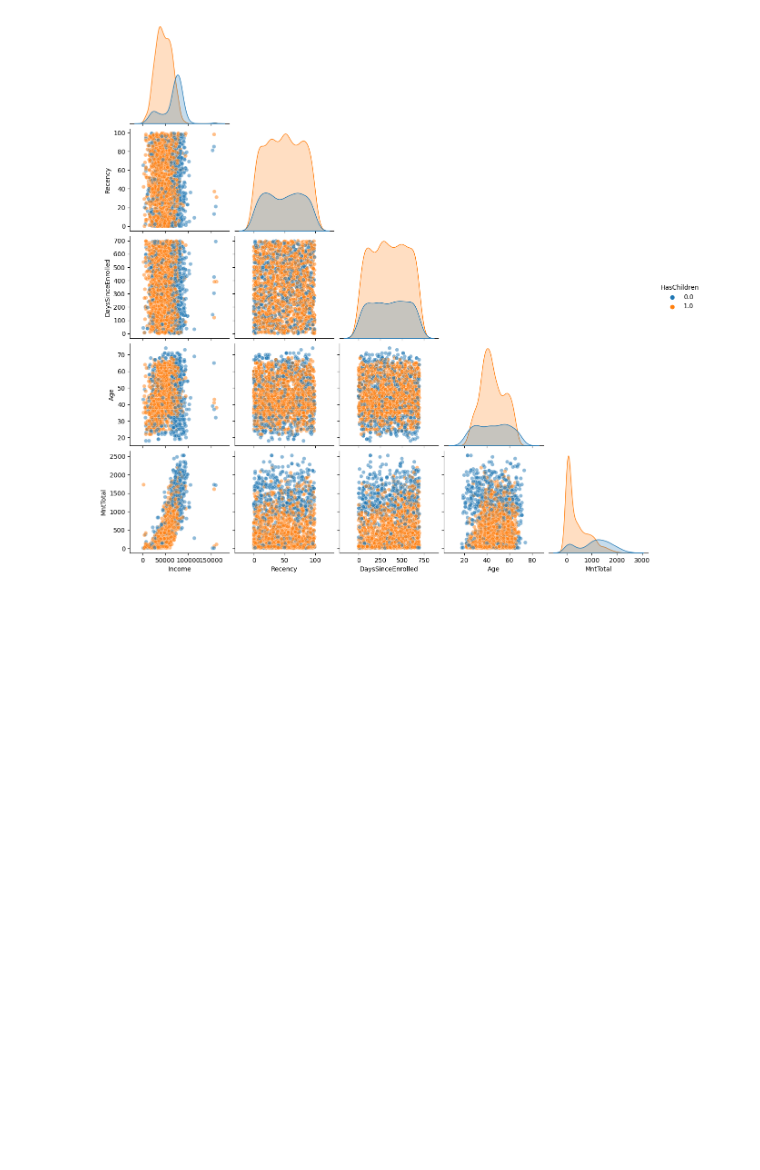
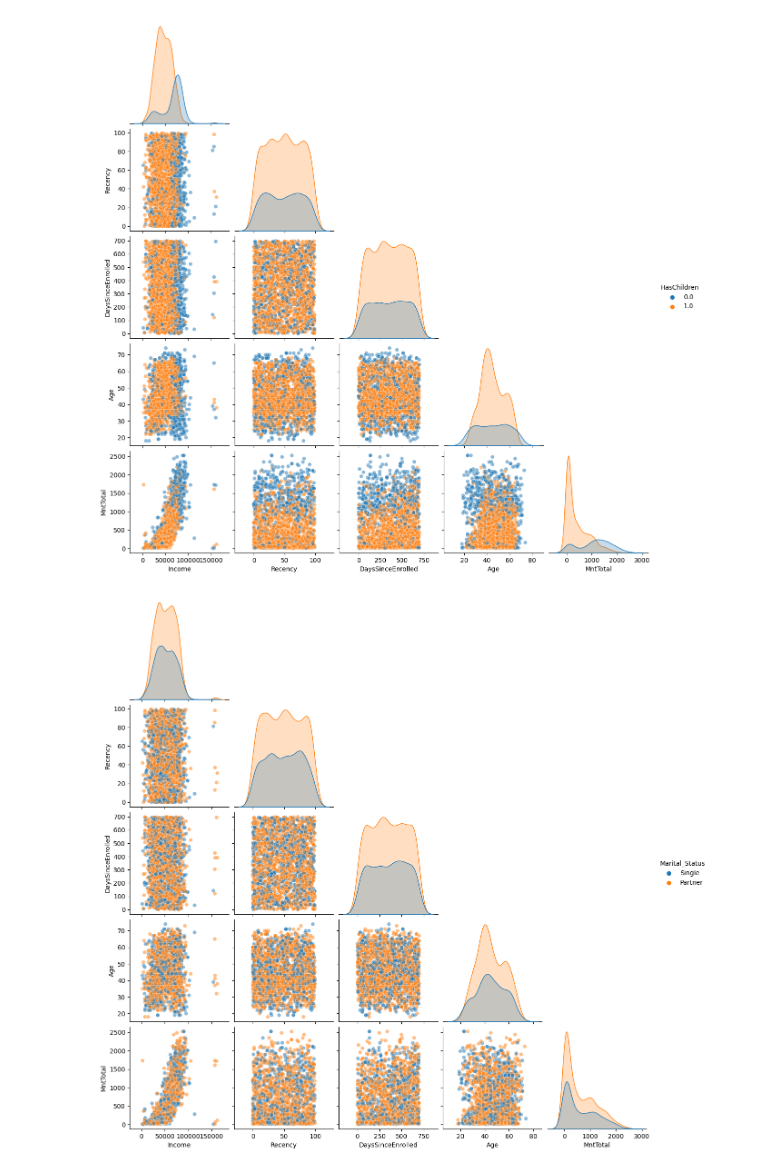
Before and after one commit to BraulioHermanson/IFOOD_2020, a Jupyter notebook: notebook/01_EDA.ipynb, the cells around one changed output. Saved outputs shown, nothing was run; the diff lists cells and outputs as text; code cells hidden in the pictures; blank space fills up the shorter version.

```diff
--- a/notebook/01_EDA.ipynb
+++ b/notebook/01_EDA.ipynb
@@ -488,3 +488,7 @@ from funcoes_aux import pairplot
 pairplot(df, column_analysis, "HasChildren")
 # %% [output]
 [figure]
+# %%
+pairplot(df, column_analysis, "Marital_Status")
+# %% [output]
+[figure, added]
```
Also changed, not shown: parts of 1 cell of this notebook.
